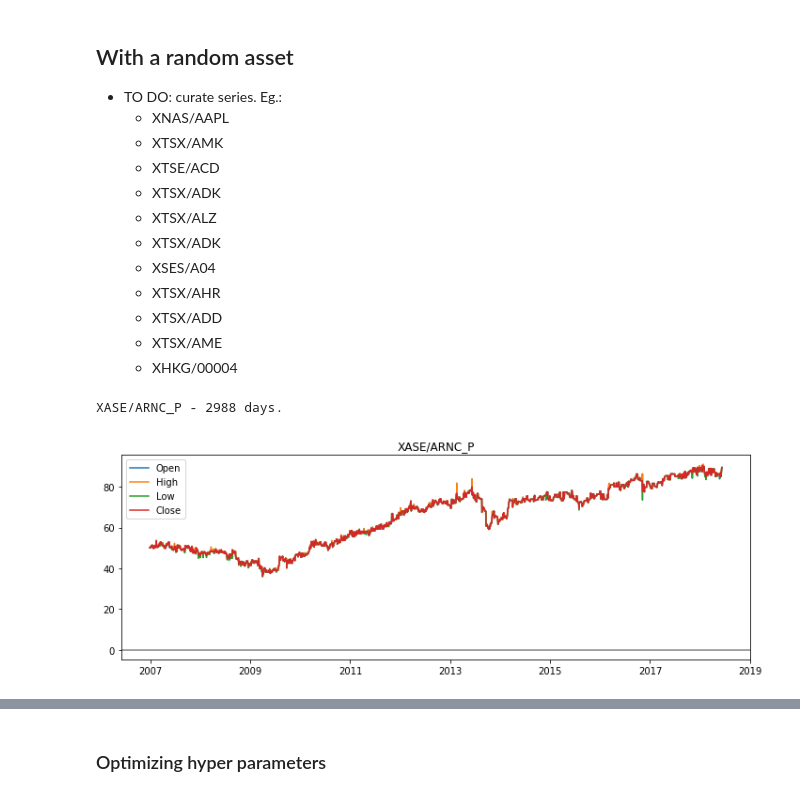
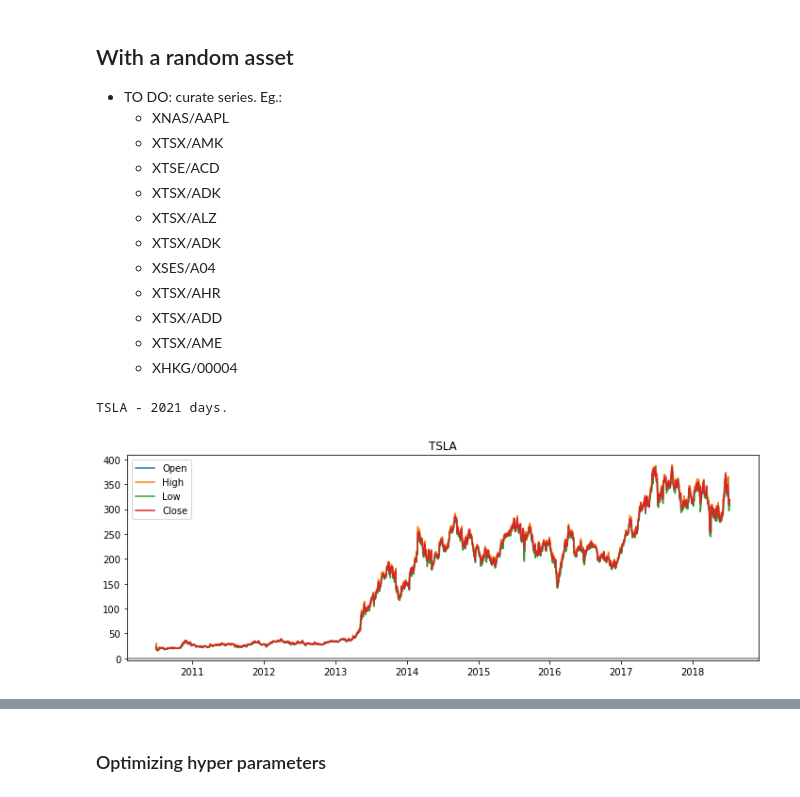
Before and after one commit to peerchen/trend-following-1, a Jupyter notebook: Trend Following Lab.ipynb, the cells around one changed output, grey strips where cells are left out. Saved outputs shown, nothing was run; the diff lists cells and outputs as text; code cells hidden in the pictures.

```diff
--- a/Trend Following Lab.ipynb
+++ b/Trend Following Lab.ipynb
@@ -127,13 +110,12 @@ rs_tr.plot_lake_ratio()
     * XTSX/AME
     * XHKG/00004
 # %%
-j = np.random.choice(len(prices_dict) - 1)
-ticker_j = list(prices_dict)[j]; print(ticker_j, '-', len(prices_dict[ticker_j]), 'days.')
-pr_j = prices_dict[ticker_j]
+j = np.random.choice(len(tickers) - 1)
+ticker_j = tickers[j]
+pr_j = prices.loc[ticker_j]
+print(ticker_j, '-', len(pr_j), 'days.')
+plot_prices(pr_j, ticker_j)
 # %% [output]
-XASE/ARNC_P - 2988 days.
+TSLA - 2021 days.
+[figure, added]
-# %%
-plot_prices(pr_j, ticker_j)
-# %% [output]
-[figure, removed]
 # %%
```
Also changed, not shown: parts of 16 cells of this notebook, 3 other files.
